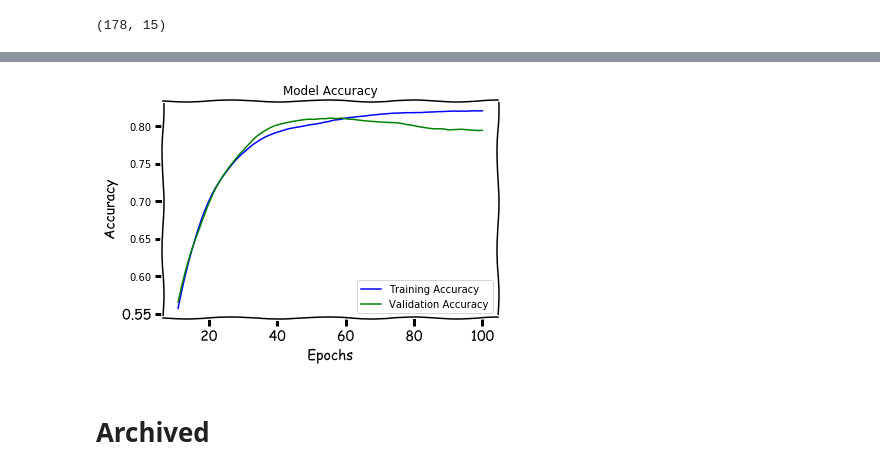
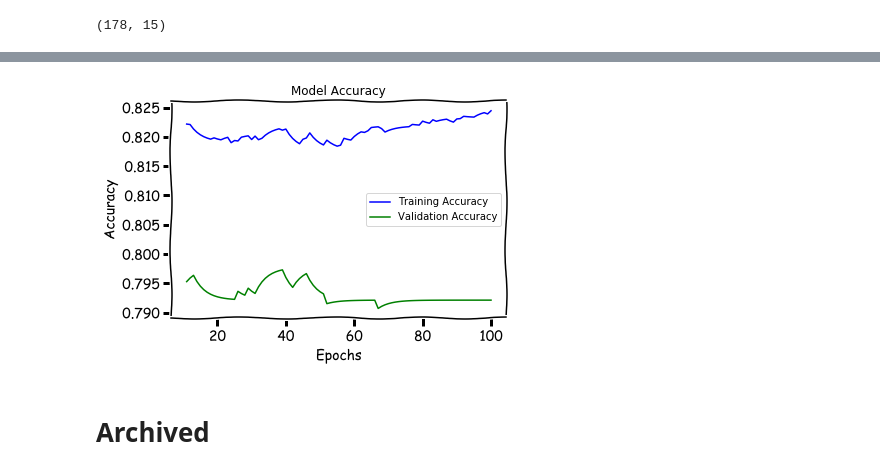
Before and after one commit to whyboris/ml-with-python-and-keras, a Jupyter notebook: titanic/titanic.ipynb, the cells around one changed output, grey strips where cells are left out. Drawn from its saved outputs; the diff is of its cells as text; code cells hidden in the pictures.

```diff
--- a/titanic/titanic.ipynb
+++ b/titanic/titanic.ipynb
@@ -17,13 +17,19 @@ from keras import backend
 # %% [output]
 Using Theano backend.
 # %%
+# Plot model history more easily
+
 import matplotlib.pyplot as plt
 
-def plot_this(epochs, training, validation, label):
+def plot_this(training, validation, label):
 
-    plt.clf()
-    plt.xkcd()
-    trim = 10
+    epochs = range(1, len(training) + 1)
+
+    plt.clf() # clear out old
+
+    plt.xkcd() # make look like xkcd
+
+    trim = 10 # remove first 10 data points
 
     plt.plot(epochs[trim:], training[trim:], 'b', label=('Training '+label))
     plt.plot(epochs[trim:], validation[trim:], 'g', label=('Validation '+label))
@@ -34,7 +40,9 @@ def plot_this(epochs, training, validation, label):
 
     plt.show()
 # %%
-def smooth_curve(points, factor=0.9):
+# smooth out the points by some factor (0.5 = rough, 0.99 = smooth)
+
+def smooth_curve(points, factor=0.75):
     smoothed_points = []
     for point in points:
         if smoothed_points:
@@ -616,11 +624,14 @@ from keras.layers import concatenate
 # backend.clear_session()
 
 left = Input(shape=(15,))
+left_hidden = layers.Dense(10, activation='relu')(left)
+
 right = Input(shape=(4,))
+right_hidden = layers.Dense(10, activation='relu')(right)
 
 merge = concatenate([left, right])
-hidden1 = layers.Dense(10, activation='relu')(merge)
-hidden2 = layers.Dense(10, activation='relu')(hidden1)
+hidden1 = layers.Dense(1, activation='relu')(merge)
+hidden2 = layers.Dense(1, activation='relu')(hidden1)
 output = layers.Dense(1, activation='sigmoid')(hidden2)
 
 model_new = models.Model(inputs=[left, right], outputs=output)
@@ -663,12 +681,10 @@ history_final = model_new.fit([x_cat, x_num],
 # %%
-accuracy_final = smooth_curve(history_final.history['acc'])
-val_acc_final = smooth_curve(history_final.history['val_acc'])
+train = smooth_curve(history_final.history['acc'])
+validation = smooth_curve(history_final.history['val_acc'])
 
-epochs = range(1, len(accuracy_final) + 1)
-
-plot_this(epochs, accuracy_final, val_acc_final, 'Accuracy')
+plot_this(train, validation, 'Accuracy')
 # %% [output]
-[figure, old version]
+[figure, new version]
 # %% [markdown]
 # Archived
 # %%
```
Also changed, not shown: parts of 9 cells of this notebook.
